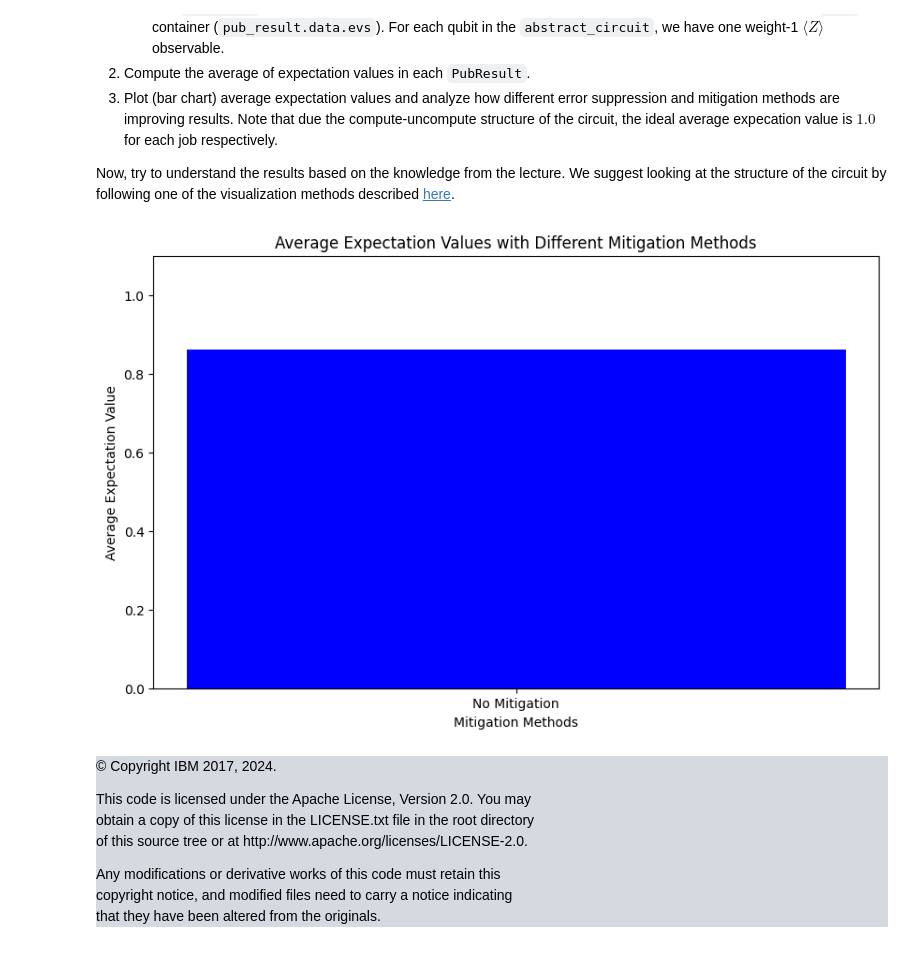
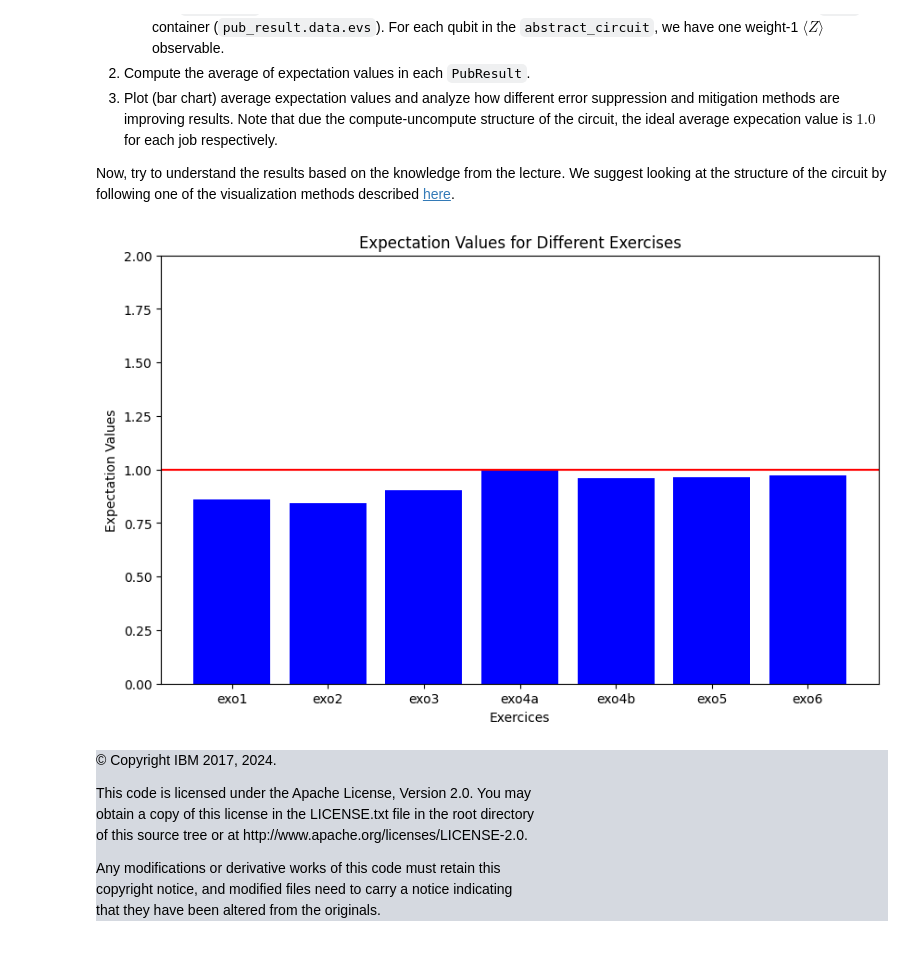
Before and after one commit to Rena006/qgss-2024, a Jupyter notebook: labs/lab3/lab3.ipynb, the cells around one changed output. Cells and saved outputs as stored; diff of their text form; code cells hidden in the pictures.

```diff
--- a/labs/lab3/lab3.ipynb
+++ b/labs/lab3/lab3.ipynb
@@ -321,37 +321,58 @@ primitive_results.append(job_ex6.result())
 
 Now, try to understand the results based on the knowledge from the lecture. We suggest looking at the structure of the circuit by following one of the visualization methods described [here](https://docs.quantum.ibm.com/build/circuit-visualization).
 # %%
-#Your code for analyzing results goes here
 import matplotlib.pyplot as plt
 
-# Obtener el resultado del trabajo
-result_ex1 = job_ex1.result()
+# Función para extraer valores de expectativa de un PrimitiveResult
+def extract_expectation_values(result):
+    expectation_values = []
+    for pub_result in result:
+        expectation_values.extend(pub_result.data.evs)
+    return expectation_values
 
-# Extraer el PubResult
-pub_result_ex1 = result_ex1[0]
+# Extraer los valores de expectativa de cada ejercicio
+expectation_values_ex1 = extract_expectation_values(primitive_results[0])
+expectation_values_ex2 = extract_expectation_values(primitive_results[1])
+expectation_values_ex3 = extract_expectation_values(primitive_results[2])
+expectation_values_ex4a = extract_expectation_values(primitive_results[3])
+expectation_values_ex4b = extract_expectation_values(primitive_results[4])
+expectation_values_ex5 = extract_expectation_values(primitive_results[5])
+expectation_values_ex6 = extract_expectation_values(primitive_results[6])
 
-# Obtener los valores esperados (expectation values)
-expectation_values_ex1 = pub_result_ex1.data.evs
-
-# Calcular el promedio de los valores esperados
-average_expectation_value_ex1 = sum(expectation_values_ex1) / len(expectation_values_ex1)
+# Calcular los valores promedio
+average_ex1 = sum(expectation_values_ex1) / len(expectation_values_ex1) if expectation_values_ex1 else 0
+average_ex2 = sum(expectation_values_ex2) / len(expectation_values_ex2) if expectation_values_ex2 else 0
+average_ex3 = sum(expectation_values_ex3) / len(expectation_values_ex3) if expectation_values_ex3 else 0
+average_ex4a = sum(expectation_values_ex4a) / len(expectation_values_ex4a) if expectation_values_ex4a else 0
+average_ex4b = sum(expectation_values_ex4b) / len(expectation_values_ex4b) if expectation_values_ex4b else 0
+average_ex5 = sum(expectation_values_ex5) / len(expectation_values_ex5) if expectation_values_ex5 else 0
+average_ex6 = sum(expectation_values_ex6) / len(expectation_values_ex6) if expectation_values_ex6 else 0
 
 # Lista de valores promedio de los experimentos
-average_expectation_values = [average_expectation_value_ex1]  # Agrega otros valores si tienes más experimentos
+average_expectation_values = [
+    average_ex1,
+    average_ex2,
+    average_ex3,
+    average_ex4a,
+    average_ex4b,
+    average_ex5,
+    average_ex6
+]
 
-# Etiquetas para los métodos de mitigación
-labels = ['No Mitigation']  # Agrega etiquetas para otros métodos si tienes más experimentos
+# Etiquetas para los experimentos
+labels = ['exo1', 'exo2', 'exo3', 'exo4a', 'exo4b', 'exo5', 'exo6']
 
 # Crear el gráfico de barras
 plt.figure(figsize=(10, 6))
-plt.bar(labels, average_expectation_values, color=['blue'])
-plt.xlabel('Mitigation Methods')
-plt.ylabel('Average Expectation Value')
-plt.title('Average Expectation Values with Different Mitigation Methods')
-plt.ylim(0, 1.1)  # Ajustar los límites del eje y si es necesario
+plt.bar(labels, average_expectation_values, color='blue')
+plt.axhline(y=1.0, color='red', linestyle='-')  # Línea roja en y=1.0
+plt.xlabel('Exercices')
+plt.ylabel('Expectation Values')
+plt.title('Expectation Values for Different Exercises')
+plt.ylim(0, 2.0)  # Ajustar los límites del eje y si es necesario
 plt.show()
 # %% [output]
-[figure, old version]
+[figure, new version]
 # %%
 import datetime
 from IPython.display import HTML, display
```
